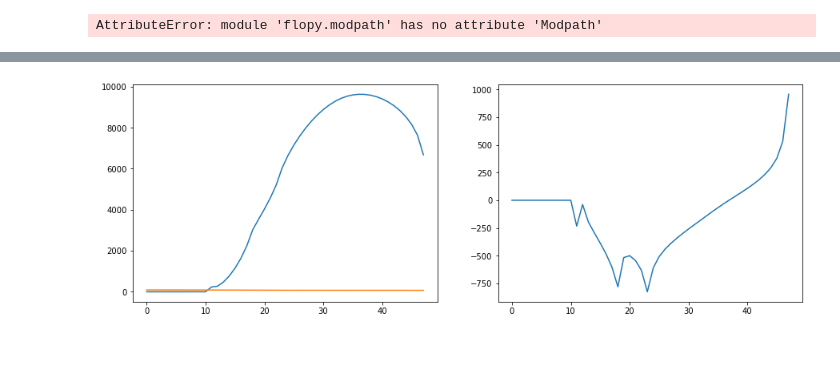
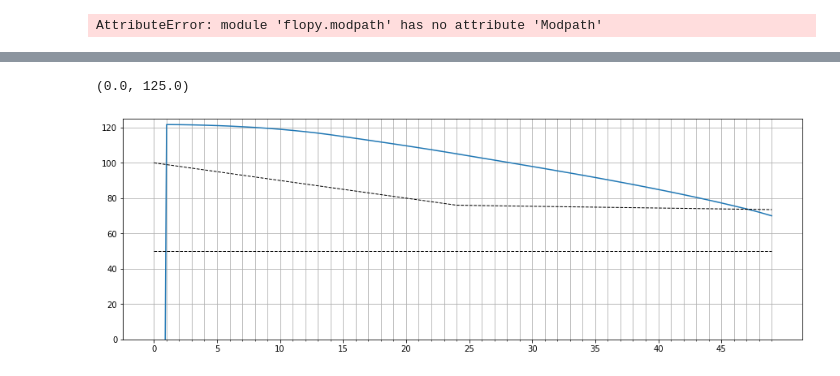
Before and after one commit to cfandel/geol340-w21, a Jupyter notebook: HW1/BASE.ipynb, the cells around one changed output, grey strips where cells are left out. Drawn from its saved outputs; the diff is of its cells as text; code cells hidden in the pictures; blank space fills up the shorter version.

```diff
--- a/HW1/BASE.ipynb
+++ b/HW1/BASE.ipynb
@@ -278,61 +301,25 @@ plt.show(f1)                            #displays plot (not usually necessary)
 # %%
 #Plot cross-section of heads along center row:
-run = 'n'
-if run == 'y':
 
-    #Create figure & plot data:
-    f2,ax2 = plt.subplots(1,2,figsize=(15,5))  #create a figure object of width 15 in and height 5 in, with two subplots
-    ax2[0].plot(np.arange(ncol), head[0,nrow//2,:]) #plots heads at layer 0, center row, all columns
+#Create figure & plot data:
+f,ax = plt.subplots(1,1,figsize=(15,5))  #create a figure object of width 15 in and height 5 in, with two subplots
+ax.plot(np.arange(ncol), head[0,nrow//2,:], c=) #plots heads at layer 0, center row, all columns
 
-    #Display layers:
-    ax2[0].plot(np.arange(ncol), botm[1,nrow//2,:],'--k',linewidth=1)  #plot bottom elevation of middle layer as a thin dashed black line
-    ax2[0].plot(np.arange(ncol), botm[0,nrow//2,:],'--k',linewidth=1)  #plot bottom elevation of top layer
-    ax2[0].plot(np.arange(ncol), ztop[nrow//2,:],'--k',linewidth=1)    #plot top elevation of top layer
+#Display layers:
+ax.plot(np.arange(ncol), botm[1,nrow//2,:],'--k',linewidth=1)  #plot bottom elevation of middle layer as a thin dashed black line
+ax.plot(np.arange(ncol), botm[0,nrow//2,:],'--k',linewidth=1)  #plot bottom elevation of top layer
+ax.plot(np.arange(ncol), ztop[nrow//2,:],'--k',linewidth=1)    #plot top elevation of top layer
 
-    #Format grid & axes:
-    major_ticks = np.arange(0,nrow,5)         #creates an array for major tick marks every 5
-    minor_ticks = np.arange(0,nrow)           #creates an array for minor tick marks every 1
-    ax2[0].set_xticks(major_ticks)             #sets major ticks
-    ax2[0].set_xticks(minor_ticks, minor=True) #sets minor ticks
-    ax2[0].grid(which='both')                  #turns grid on for both major and minor ticks
-    ax2[0].set_ylim(bottom=zbot, top=np.amax(ztop))       #sets z limits to model bottom and highest top elev
-
-    #Plot zoomed in view:
-    ax2[1].plot(np.arange(ncol), head[0,nrow//2,:]) #plots heads at layer 0, center row, all columns
-
-    #Add titles & axis labels:
-    ax2[0].set_title(modelname+' Heads at row '+str(nrow//2)+' (m)')             #adds a title
-    ax2[0].set_xlabel('columns')
-    ax2[0].set_ylabel('elevation (m)')
-
-    ax2[1].set_title('zoom')             #adds a title
-    ax2[1].set_xlabel('columns')
-    ax2[1].set_ylabel('elevation(m)')
-
-    #Display figure:
-    plt.show(f2)
+#Format grid & axes:
+major_ticks = np.arange(0,nrow,5)      #creates an array for major tick marks every 5
+minor_ticks = np.arange(0,nrow)        #creates an array for minor tick marks every 1
+ax.set_xticks(major_ticks)             #sets major ticks
+ax.set_xticks(minor_ticks, minor=True) #sets minor ticks
+ax.grid(which='both')                  #turns grid on for both major and minor ticks
+ax.set_ylim(bottom=zbot, top=np.amax(ztop))       #sets z limits to model bottom and highest top elev
+# %% [output]
+(0.0, 125.0)
+[figure, added]
-# %%
-##Plot streamflow & leakage along stream:
-
-run = 'y'
-if run == 'y':
-
-    #Extract streamflow & leakage data
-    strflows = np.zeros((nreach))       #create array of zeros the length of the stream
-    strleaks = np.zeros((nreach))       #create array of zeros the length of the stream
-    for i in np.arange(nreach):         #iterate over each reach
-        strflows[i] = stf[i][1]         #pull flow from stf array
-        strleaks[i] = stl[i][1]         #pull leakage from stl array
-
-    #Create figure & plot data:
-    f3,ax3 = plt.subplots(1,2,figsize=(15,5))  #create a figure object of width 15 in and height 5 in, with two subplots
-    ax3[0].plot(np.arange(ncol-2), strflows) #plot flows
-    ax3[0].plot(np.arange(ncol-2), head[0,nrow//2,1:ncol-1])  #plot heads
-    ax3[1].plot(np.arange(ncol-2), strleaks) #plot leakage
-
-    plt.show(f3)                            #displays plot (not usually necessary)
-# %% [output]
-[figure, removed]
 # %%
 #Plot endpoints of particles:
 #see https://pubs.usgs.gov/tm/6a41/pdf/TM_6A_41.pdf (p.33)
```
Also changed, not shown: parts of 20 cells of this notebook, 6 other files.
